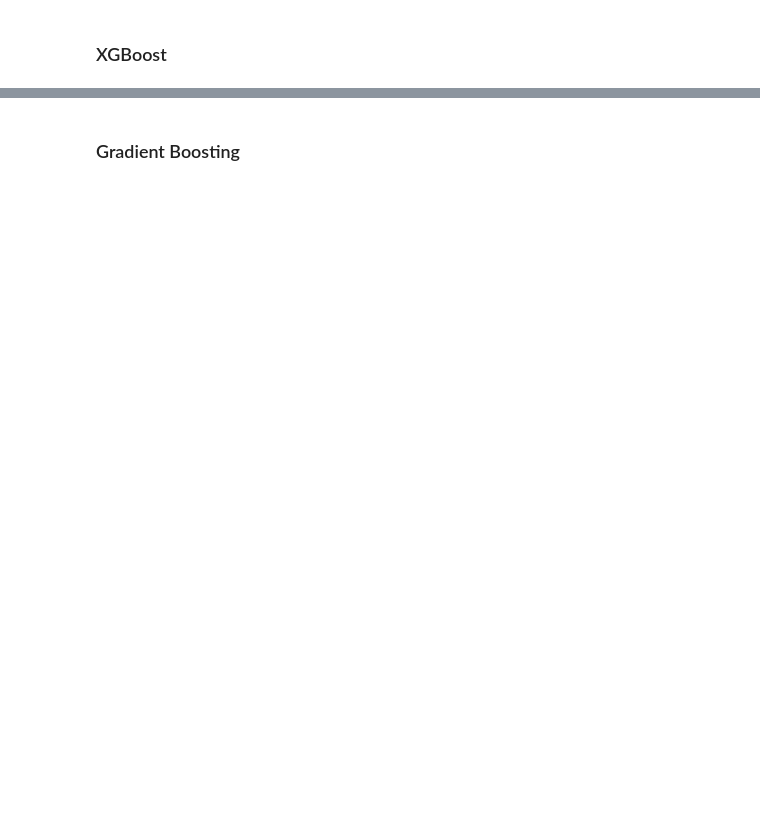
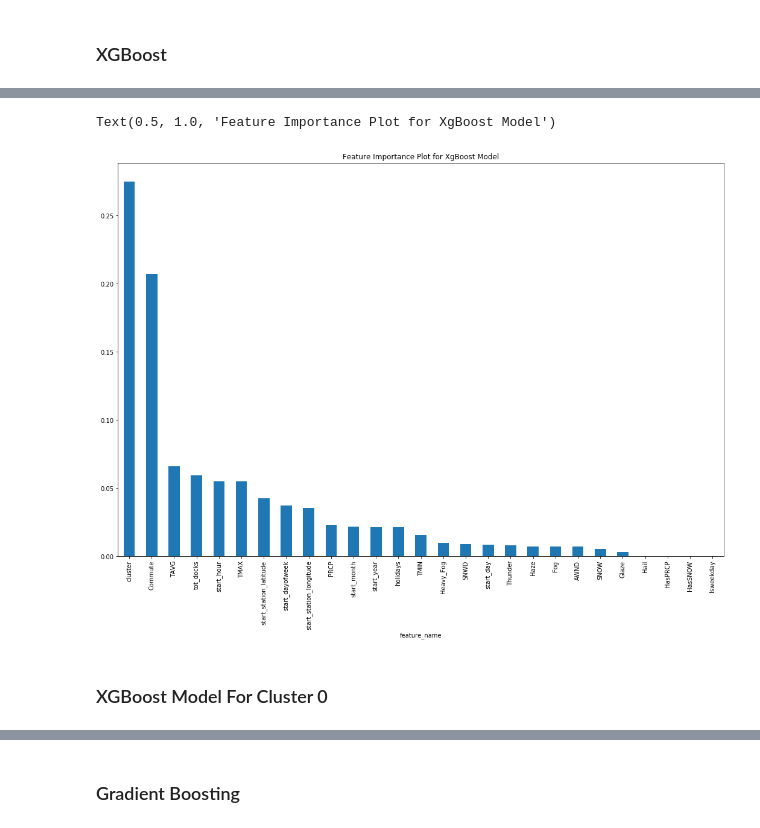
Before and after one commit to zhangym1256/Citi-Bike-Capstone, a Jupyter notebook: Hanbo/Machine_Learning.ipynb, the cells around one changed output, grey strips where cells are left out. Drawn from its saved outputs; the diff is of its cells as text; code cells hidden in the pictures; blank space fills up the shorter version.

```diff
--- a/Hanbo/Machine_Learning.ipynb
+++ b/Hanbo/Machine_Learning.ipynb
@@ -10,5 +14,5 @@ from xgboost import XGBRegressor
 # %%
-Top200 = pd.read_csv('Top200_Stations.csv',index_col=0)
+Top200 = pd.read_csv('./CitiBikeData/Top200_Stations.csv',index_col=0)
 # %%
 Top200.head()
 # %% [output]
@@ -60,5 +64,5 @@ Top200.head()
 # %%
-X = Top200.drop('start_station_checkout_counts',axis = 1)
+X = Top200.drop(['start_station_checkout_counts','Percent_usage','start_station_checkin_counts'],axis = 1)
 Y = Top200.start_station_checkout_counts
 # %%
 X_train, X_test, y_train, y_test = train_test_split(X, Y, train_size=0.8, test_size=0.2, random_state=42)
@@ -66,5 +70,4 @@ X_train, X_test, y_train, y_test = train_test_split(X, Y, train_size=0.8, test_s
 ### XGBoost
 # %%
 xgb = XGBRegressor()
-xgb.set_params(subsample=0.7,random_state=42)
-grid_params = {'max_depth': range(2,8,7), 'n_estimators': range(300,1000,10),'eta':np.linspace(0.01,0.1,10)}
+xgb.set_params(subsample=0.7,random_state=42, n_estimators=1400,eta=x0.1,verbose=1,n_jobs=6)
@@ -70,0 +104,3 @@ grid_params = {'max_depth': range(2,8,7), 'n_estimators': range(300,1000,10),'et
+# %%
+sorted_importance_xgb = sorted(zip(X_train.columns.values, xgb.feature_importances_), key=lambda t:t[1], reverse=True)
+sorted_importance_xgb
@@ -71 +125,9 @@ grid_params = {'max_depth': range(2,8,7), 'n_estimators': range(300,1000,10),'et
+# %%
+plt.rcParams['figure.figsize'] = (18,12)
+a, b = zip(*sorted_importance_xgb) # this splits the list of tuples into two lists
+pd.DataFrame({'feature_name':a, 'importance_score':b}).plot.bar(x='feature_name',y='importance_score', legend=None)
+plt.title('Feature Importance Plot for XgBoost Model')
+# %% [output]
+Text(0.5, 1.0, 'Feature Importance Plot for XgBoost Model')
+[figure, added]
 # %%
@@ -73,0 +144,2 @@ grid_search_xgb = GridSearchCV(xgb, grid_params, cv = 3,scoring = 'neg_root_mean
+# %% [markdown]
+### XGBoost Model For Cluster 0
```
Also changed, not shown: parts of 37 cells of this notebook, 5 other files.
